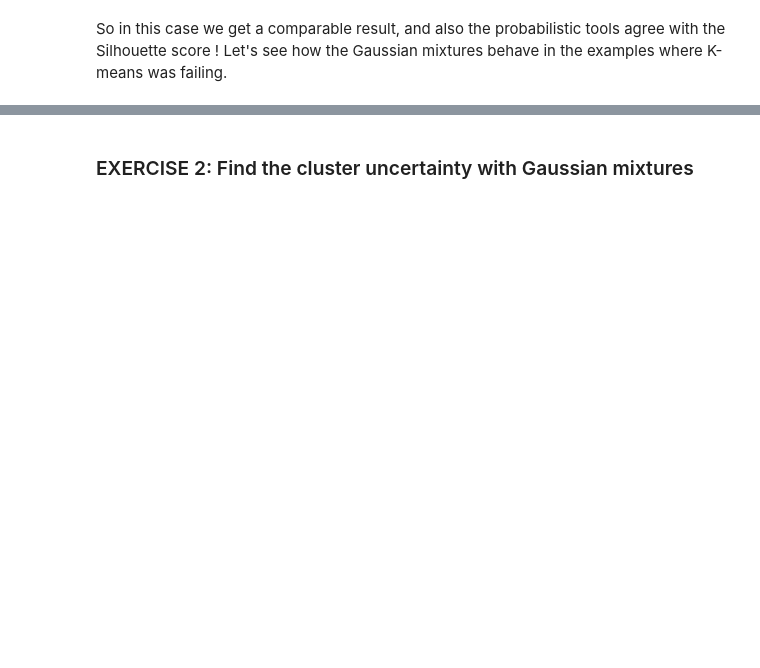
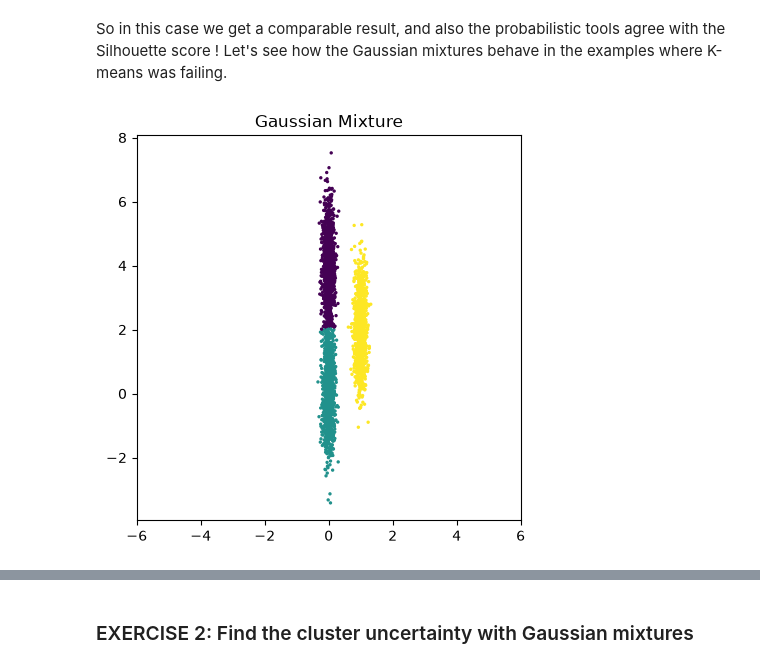
Before and after one commit to Guebco/CAS_ADS_2026_Guebco, a Jupyter notebook: Module 3/5_ML_UL_Clustering.ipynb, the cells around one changed output, grey strips where cells are left out. Drawn from its saved outputs; the diff is of its cells as text; code cells hidden in the pictures; blank space fills up the shorter version.

```diff
--- a/Module 3/5_ML_UL_Clustering.ipynb
+++ b/Module 3/5_ML_UL_Clustering.ipynb
@@ -1174,14 +1278,16 @@ So in this case we get a comparable result, and also the probabilistic tools agr
 # %%
 points=gm_load_th1()
 clf = GaussianMixture(n_components=3, covariance_type='full')
 clf.fit(points)
 cluster_labels=clf.predict(points)
 plt.figure(figsize=(5,5))
 plt.gca().set_aspect('equal')
-plt.title('K-Means')
+plt.title('Gaussian Mixture')
 plt.xlim(-6,6)
 plt.scatter(points[:,0],points[:,1],c=cluster_labels, s=2)
 plt.show()
+# %% [output]
+[figure, added]
 # %%
 points=gm_load_th2()
 clf = GaussianMixture(n_components=2, covariance_type='full')
```
Also changed, not shown: parts of 23 cells of this notebook, 9 other files.
